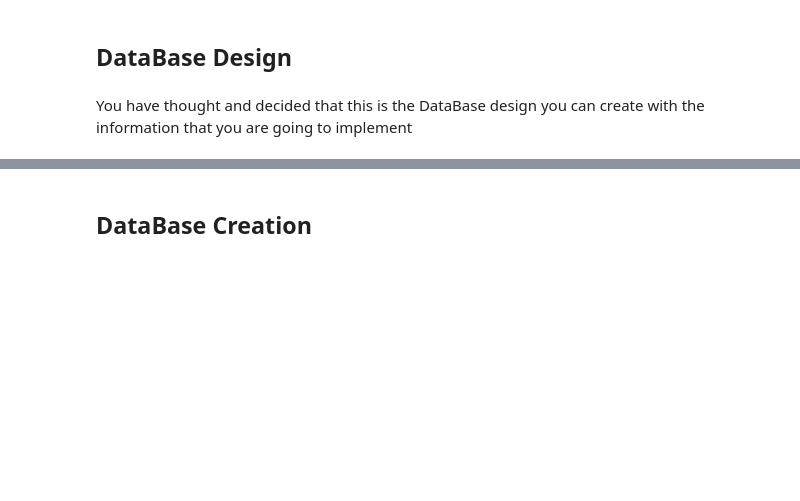
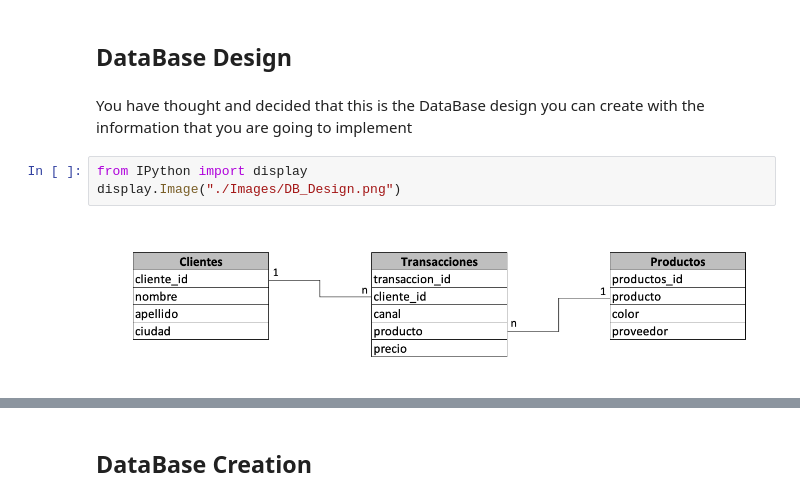
Before and after one commit to SITDIO/indu500_case_1, a Jupyter notebook: Case_1_SQL_Queries.ipynb, the cells around one changed output, grey strips where cells are left out. Saved outputs shown, nothing was run; the diff lists cells and outputs as text; blank space fills up the shorter version.

```diff
--- a/Case_1_SQL_Queries.ipynb
+++ b/Case_1_SQL_Queries.ipynb
@@ -8,4 +8,9 @@ You are the owner of a small electronic shop in Bogotá called ElectroSQL. You w
 ## DataBase Design
 # %% [markdown]
 You have thought and decided that this is the DataBase design you can create with the information that you are going to implement
+# %%
+from IPython import display
+display.Image("./Images/DB_Design.png")
+# %% [output]
+[figure, added]
 # %% [markdown]
```
Also changed, not shown: parts of 1 cell of this notebook.
